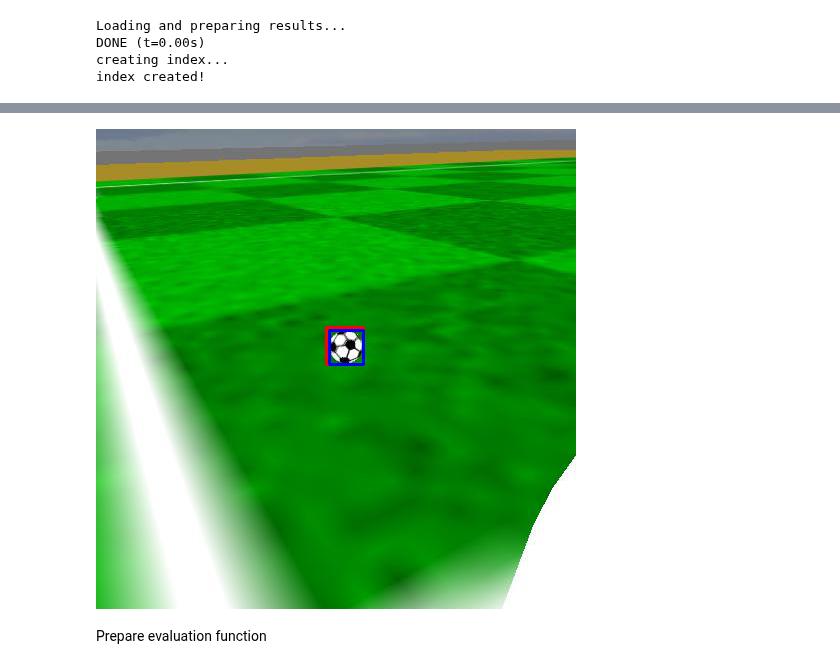
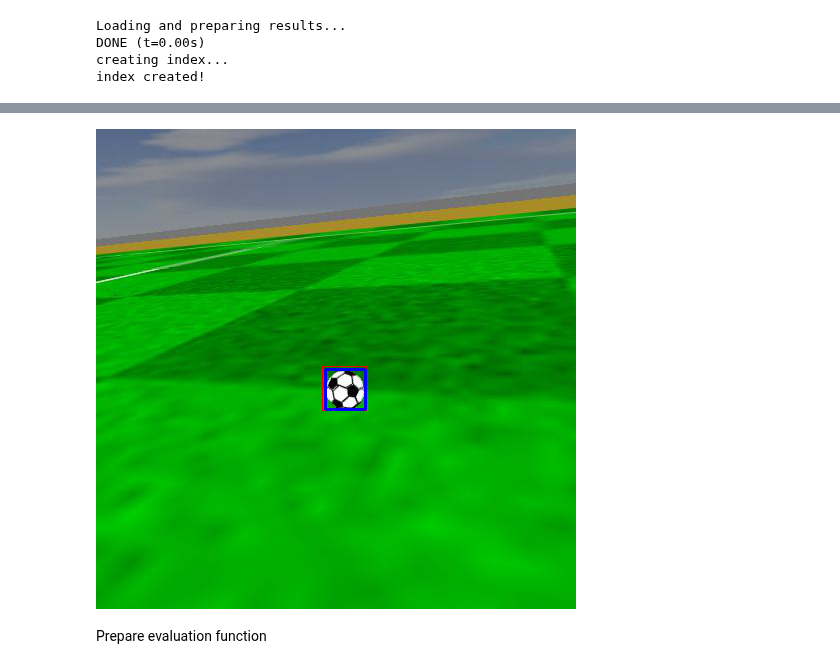
Before and after one commit to 262882/msc_detector_evaluation, a Jupyter notebook: notebook/custom-coco_evaluate-mAP.ipynb, the cells around one changed output, grey strips where cells are left out. Cells and saved outputs as stored; diff of their text form; code cells hidden in the pictures.

Commit message:
Use image idx vs id better

```diff
--- a/notebook/custom-coco_evaluate-mAP.ipynb
+++ b/notebook/custom-coco_evaluate-mAP.ipynb
@@ -188,19 +151,24 @@ dataset[0]
 # %%
-gx1 = int(cocoGt.anns[7]["bbox"][0])
-gy1 = int(cocoGt.anns[7]["bbox"][1])
-gx2 = int(gx1+cocoGt.anns[7]["bbox"][2])
-gy2 = int(gy1+cocoGt.anns[7]["bbox"][3])
-display_img = cv2.rectangle(np.array(dataset[cocoDt.anns[7]['image_id']-1][0]), (gx1, gy1), (gx2, gy2), (255, 0, 0), 2)
+img_idx = 17
+img_id = dataset.ids[img_idx]
+gt_ann = cocoGt.getAnnIds(img_id)[0]
+dt_ann = cocoDt.getAnnIds(img_id)[0]
 
-px1 = int(cocoDt.anns[7]["bbox"][0])
-py1 = int(cocoDt.anns[7]["bbox"][1])
-px2 = int(px1+cocoDt.anns[7]["bbox"][2])
-py2 = int(py1+cocoDt.anns[7]["bbox"][3])
+gx1 = int(cocoGt.anns[gt_ann]["bbox"][0])
+gy1 = int(cocoGt.anns[gt_ann]["bbox"][1])
+gx2 = int(gx1+cocoGt.anns[gt_ann]["bbox"][2])
+gy2 = int(gy1+cocoGt.anns[gt_ann]["bbox"][3])
+display_img = cv2.rectangle(np.array(dataset[img_idx][0]), (gx1, gy1), (gx2, gy2), (255, 0, 0), 1)
+
+px1 = int(cocoDt.anns[dt_ann]["bbox"][0])
+py1 = int(cocoDt.anns[dt_ann]["bbox"][1])
+px2 = int(px1+cocoDt.anns[dt_ann]["bbox"][2])
+py2 = int(py1+cocoDt.anns[dt_ann]["bbox"][3])
 display_img = cv2.rectangle(display_img, (px1, py1), (px2, py2), (0, 0, 255), 2)
 
 F.to_pil_image(display_img)
 # %% [output]
-[figure, old version]
+[figure, new version]
 # %% [markdown]
 Prepare evaluation function
 # %%
```
Also changed, not shown: parts of 11 cells of this notebook.
